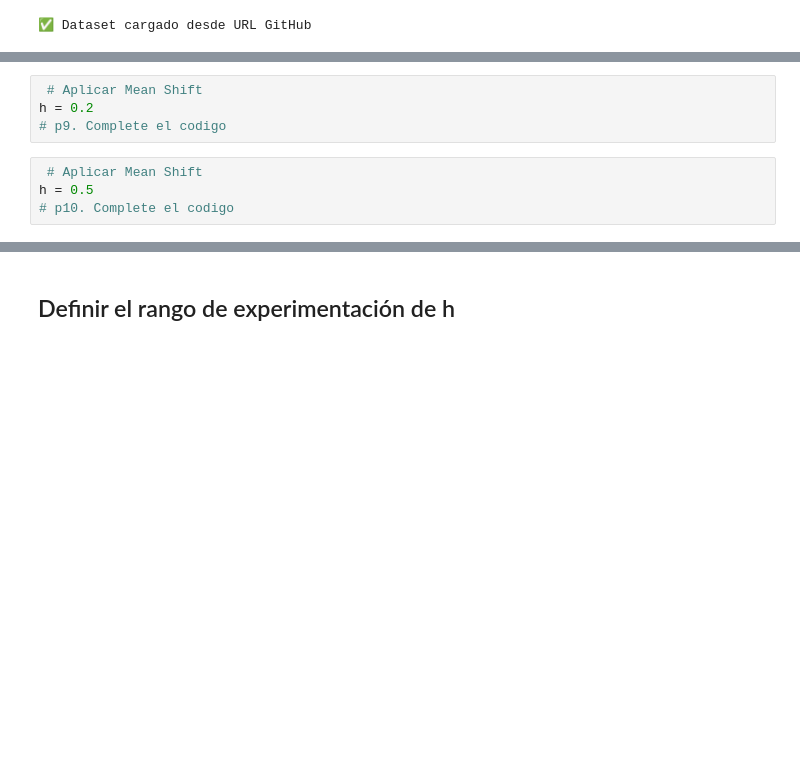
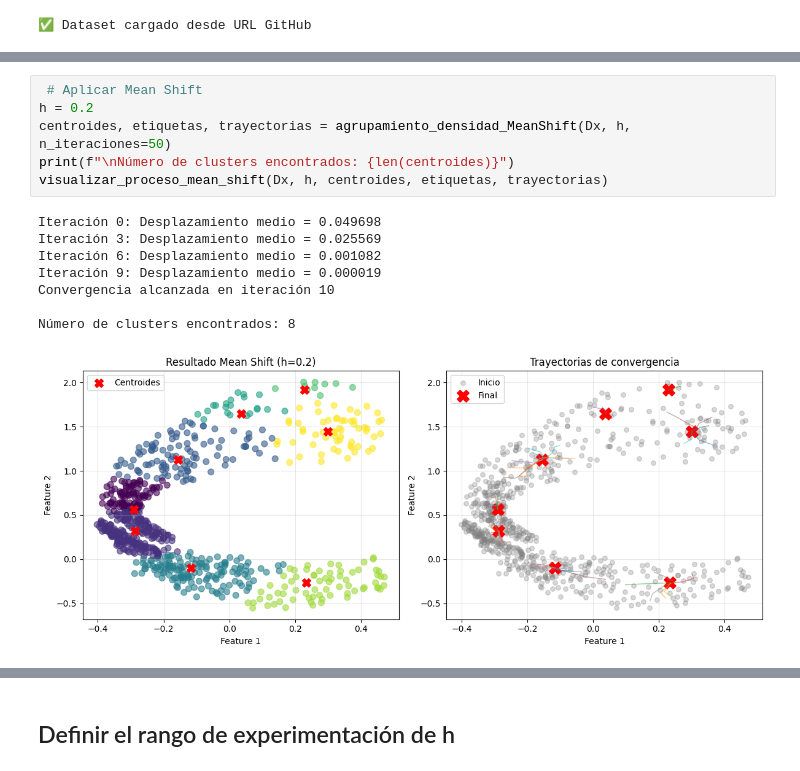
Before and after one commit to SandraNavarrete-docente/aprendizaje-automatico-252601, a Jupyter notebook: 04-MODELOS-NO-SUPERVISADOS/4_6_2_Métodos_de_clustering_basado_en_densidad.ipynb, the cells around one changed output, grey strips where cells are left out. Drawn from its saved outputs; the diff is of its cells as text; blank space fills up the shorter version.

```diff
--- a/04-MODELOS-NO-SUPERVISADOS/4_6_2_Métodos_de_clustering_basado_en_densidad.ipynb
+++ b/04-MODELOS-NO-SUPERVISADOS/4_6_2_Métodos_de_clustering_basado_en_densidad.ipynb
@@ -188,8 +214,15 @@ visualizar_proceso_mean_shift(Dx, h, centroides, etiquetas, trayectorias)
-# %%
- # Aplicar Mean Shift
-h = 0.2
-# p9. Complete el codigo
-# %%
- # Aplicar Mean Shift
-h = 0.5
-# p10. Complete el codigo
+# %%
+ # Aplicar Mean Shift
+h = 0.2
+centroides, etiquetas, trayectorias = agrupamiento_densidad_MeanShift(Dx, h, n_iteraciones=50)
+print(f"\nNúmero de clusters encontrados: {len(centroides)}")
+visualizar_proceso_mean_shift(Dx, h, centroides, etiquetas, trayectorias)
+# %% [output]
+Iteración 0: Desplazamiento medio = 0.049698
+Iteración 3: Desplazamiento medio = 0.025569
+Iteración 6: Desplazamiento medio = 0.001082
+Iteración 9: Desplazamiento medio = 0.000019
+Convergencia alcanzada en iteración 10
+
+Número de clusters encontrados: 8
+[figure, added]
```
Also changed, not shown: parts of 17 cells of this notebook.
